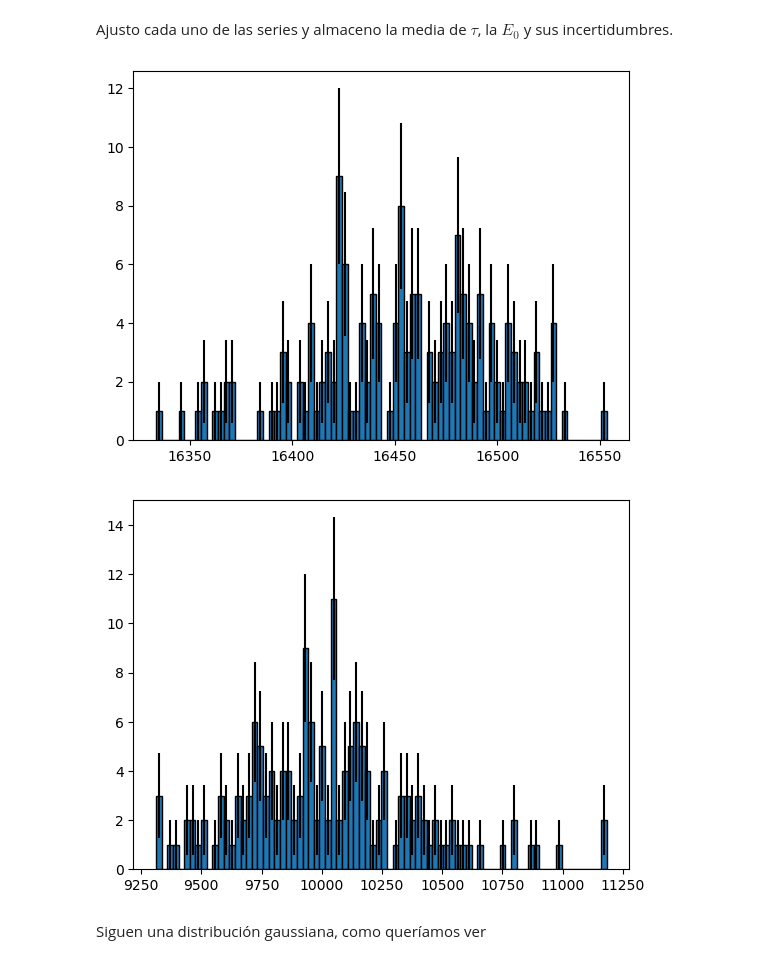
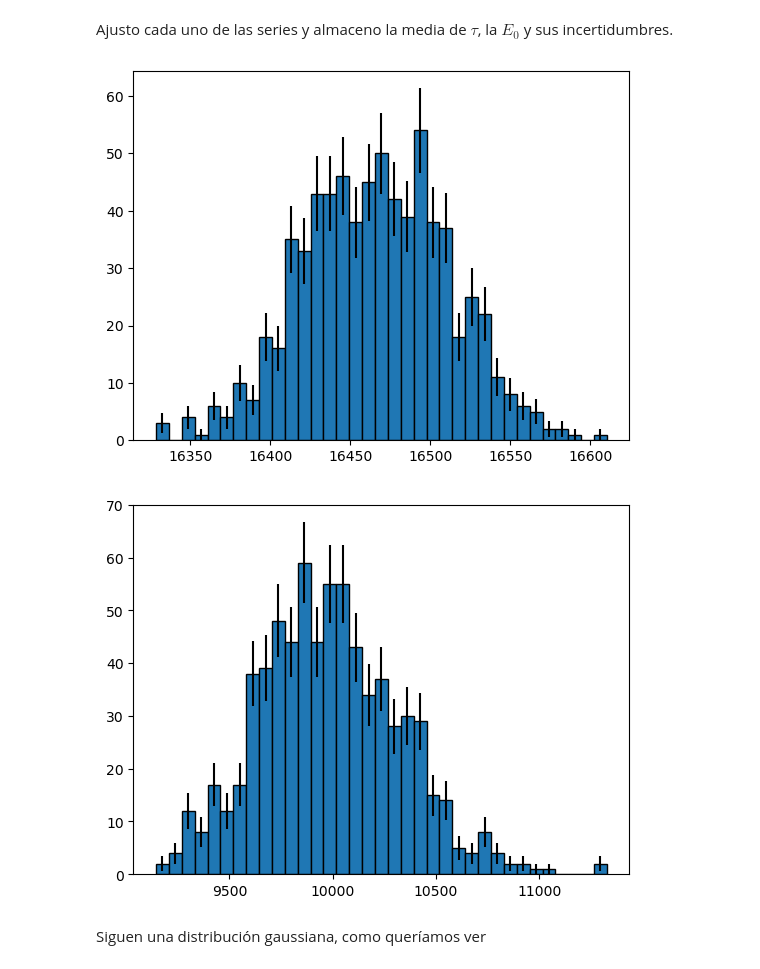
Before and after one commit to pablovzqz/TFM_pablo_vazquez, a Jupyter notebook: TFM Perfiles señales S1 S2, distribución parámetros y Energía en xy bineada.ipynb, the cells around one changed output. Saved outputs shown, nothing was run; the diff lists cells and outputs as text; code cells hidden in the pictures.

```diff
--- a/TFM Perfiles señales S1 S2, distribución parámetros y Energía en xy bineada.ipynb
+++ b/TFM Perfiles señales S1 S2, distribución parámetros y Energía en xy bineada.ipynb
@@ -19,7 +19,7 @@ for ifile in range(0, 8000): # Bucle para leer cada archivo individualmente
 
     if os.path.exists(file): # En caso de que el path del archivo exista, lo abre como DataFrame
 
-        if ifile%10==0:
+        if ifile%2==0:
 
             print(file)
 
@@ -64,3 +64,7 @@ kdst
+# %%
+for i in range(len(kdst['S2w'])):
+    if kdst['S2w'][i]<0:
+        print(i)
 # %% [markdown]
 ## PROFILE DE LOS DATOS
 # %% [markdown]
@@ -444,7 +385,7 @@ energías_eventos_externos=[]
 posicion_externa=[]
 
 for i in range(len(kdst['S2e'])):
-    if kdst['R'][i]<=np.sqrt(2*80**2):
+    if kdst['R'][i]<=np.sqrt(2*75**2):
         energías_eventos_centrales.append(kdst['S2e'][i])
         posicion_axial.append(kdst['DT'][i])
     else:
@@ -475,11 +416,11 @@ incertidumbre_E0=[]
 
 for i in range(int(len(series_de_datos_separadas_energías)/100)):
     popt,pcov=curve_fit(atenuacion_exponencial,series_de_datos_separadas_posiciones[i],series_de_datos_separadas_energías[i],p0=[10000,1600])
-    if popt[0]<10**10 and popt[0]>1600:
+    if popt[0]<13000 and popt[0]>1600:
         media_tau.append(popt[0]);media_E0.append(popt[1])
         incertidumbre_tau.append(np.sqrt(pcov[0][0]));incertidumbre_E0.append(np.sqrt(pcov[1][1]))
 # %%
-counts, bin_edges, _ = binned_statistic(media_E0, media_E0, statistic='count', bins=80)
+counts, bin_edges, _ = binned_statistic(media_E0, media_E0, statistic='count', bins=35)
 errors = np.sqrt(counts)
 bin_centers = (bin_edges[:-1] + bin_edges[1:]) / 2
 
@@ -488,16 +429,16 @@ plt.bar(bin_centers, counts, width=np.diff(bin_edges), edgecolor='black')
 plt.errorbar(bin_centers, counts, yerr=errors, fmt='none', color='black')
 plt.show()
 # %% [output]
-[figure, old version]
+[figure, new version]
 # %%
-counts, bin_edges, _ = binned_statistic(media_tau, media_tau, statistic='count', bins=80)
+counts, bin_edges, _ = binned_statistic(media_tau, media_tau, statistic='count', bins=35)
 errors = np.sqrt(counts)
 bin_centers = (bin_edges[:-1] + bin_edges[1:]) / 2
 
 plt.bar(bin_centers, counts, width=np.diff(bin_edges), edgecolor='black')
 plt.errorbar(bin_centers, counts, yerr=errors, fmt='none', color='black')
 plt.show()
 # %% [output]
-[figure, old version]
+[figure, new version]
 # %% [markdown]
 Siguen una distribución gaussiana, como queríamos ver
```
Also changed, not shown: parts of 15 cells of this notebook.
